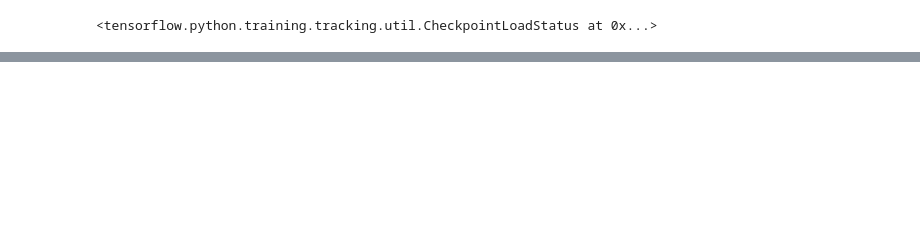
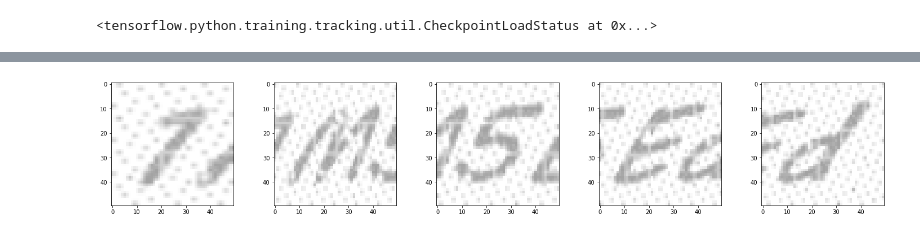
Before and after one commit to maciejewiczow/psi-project-captcha, a Jupyter notebook: solve.ipynb, the cells around one changed output, grey strips where cells are left out. Cells and saved outputs as stored; diff of their text form; code cells hidden in the pictures; blank space fills up the shorter version.

```diff
--- a/solve.ipynb
+++ b/solve.ipynb
@@ -34,5 +43,12 @@ plt.imshow(image)
 letters = getRegionsFromImage(image)[0]
 letters = [cv2.resize(letter, (50,50)) for letter in letters]
 letters = [cv2.cvtColor(gray, cv2.COLOR_GRAY2RGB) for gray in letters]
-letters = np.stack(letters)
+# %%
+fig, ax = plt.subplots(nrows=1, ncols=len(letters))
+fig.set_figwidth(25)
+
+for (i, letter) in enumerate(letters):
+    ax[i].imshow(letter)
+# %% [output]
+[figure, added]
 # %%
```
Also changed, not shown: parts of 10 cells of this notebook, 3 other files.
